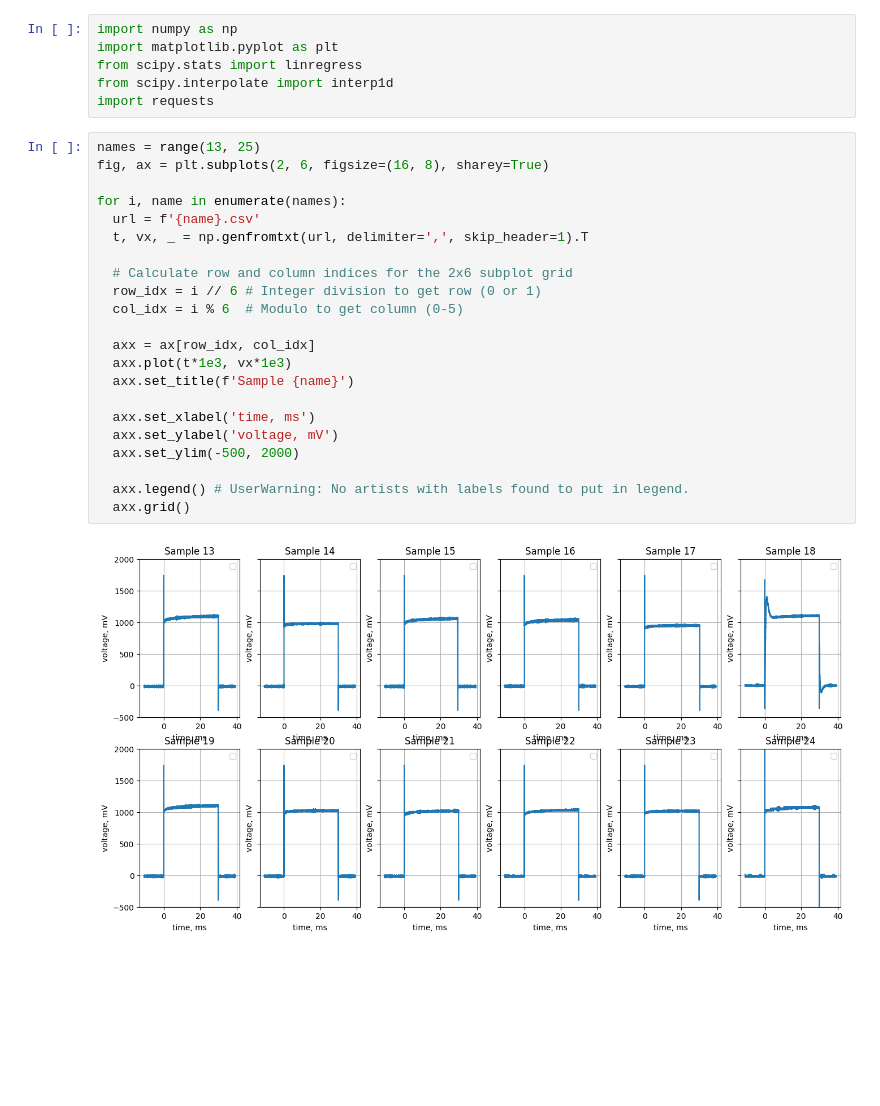
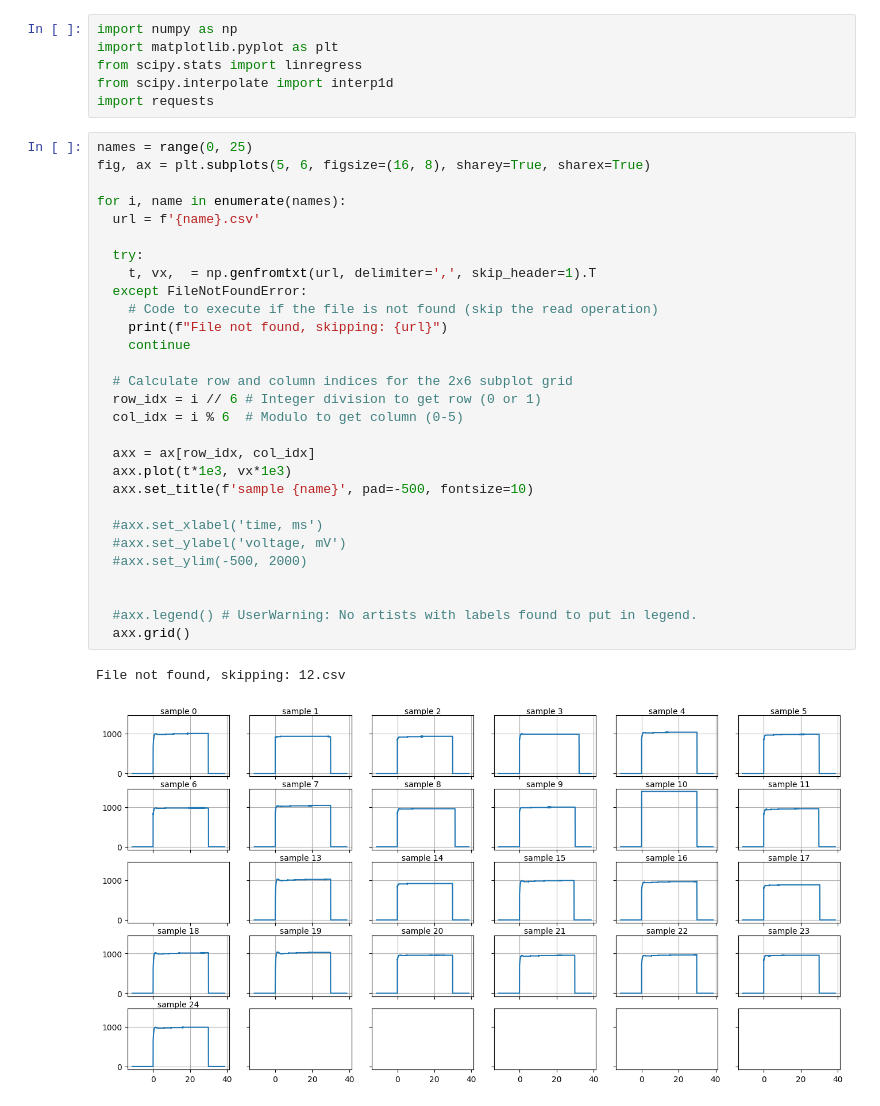
Before and after one commit to tphlabs/data, a Jupyter notebook: Lab2_R/pulse/Lab2_R_Pulse_source.ipynb, the cells around one changed output. Saved outputs shown, nothing was run; the diff lists cells and outputs as text; blank space fills up the shorter version.

```diff
--- a/Lab2_R/pulse/Lab2_R_Pulse_source.ipynb
+++ b/Lab2_R/pulse/Lab2_R_Pulse_source.ipynb
@@ -9,26 +9,34 @@ from scipy.stats import linregress
 from scipy.interpolate import interp1d
 import requests
 # %%
-names = range(13, 25)
-fig, ax = plt.subplots(2, 6, figsize=(16, 8), sharey=True)
+names = range(0, 25)
+fig, ax = plt.subplots(5, 6, figsize=(16, 8), sharey=True, sharex=True)
 
 for i, name in enumerate(names):
   url = f'{name}.csv'
-  t, vx, _ = np.genfromtxt(url, delimiter=',', skip_header=1).T
+
+  try:
+    t, vx,  = np.genfromtxt(url, delimiter=',', skip_header=1).T
+  except FileNotFoundError:
+    # Code to execute if the file is not found (skip the read operation)
+    print(f"File not found, skipping: {url}")
+    continue
 
   # Calculate row and column indices for the 2x6 subplot grid
   row_idx = i // 6 # Integer division to get row (0 or 1)
   col_idx = i % 6  # Modulo to get column (0-5)
 
   axx = ax[row_idx, col_idx]
   axx.plot(t*1e3, vx*1e3)
-  axx.set_title(f'Sample {name}')
+  axx.set_title(f'sample {name}', pad=-500, fontsize=10)
 
-  axx.set_xlabel('time, ms')
-  axx.set_ylabel('voltage, mV')
-  axx.set_ylim(-500, 2000)
+  #axx.set_xlabel('time, ms')
+  #axx.set_ylabel('voltage, mV')
+  #axx.set_ylim(-500, 2000)
 
-  axx.legend() # UserWarning: No artists with labels found to put in legend.
+
+  #axx.legend() # UserWarning: No artists with labels found to put in legend.
   axx.grid()
 # %% [output]
+File not found, skipping: 12.csv
-[figure, old version]
+[figure, new version]
```
Also changed, not shown: parts of 1 cell of this notebook.
